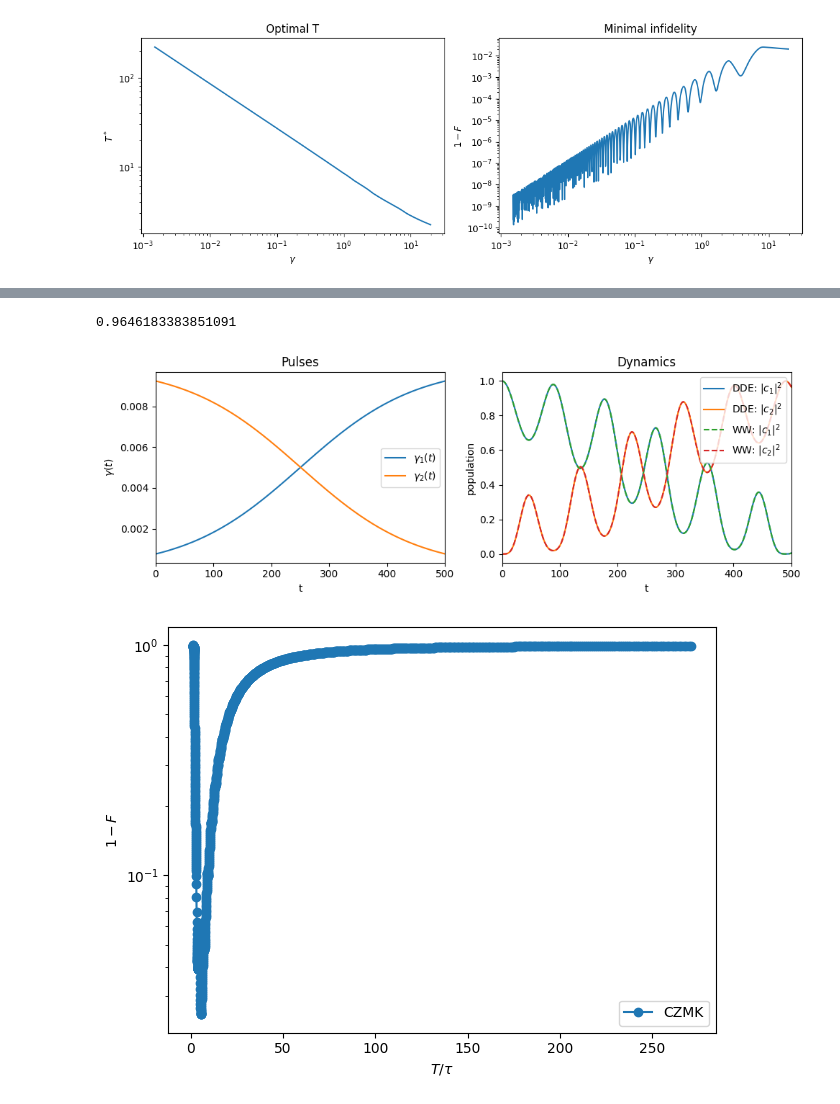
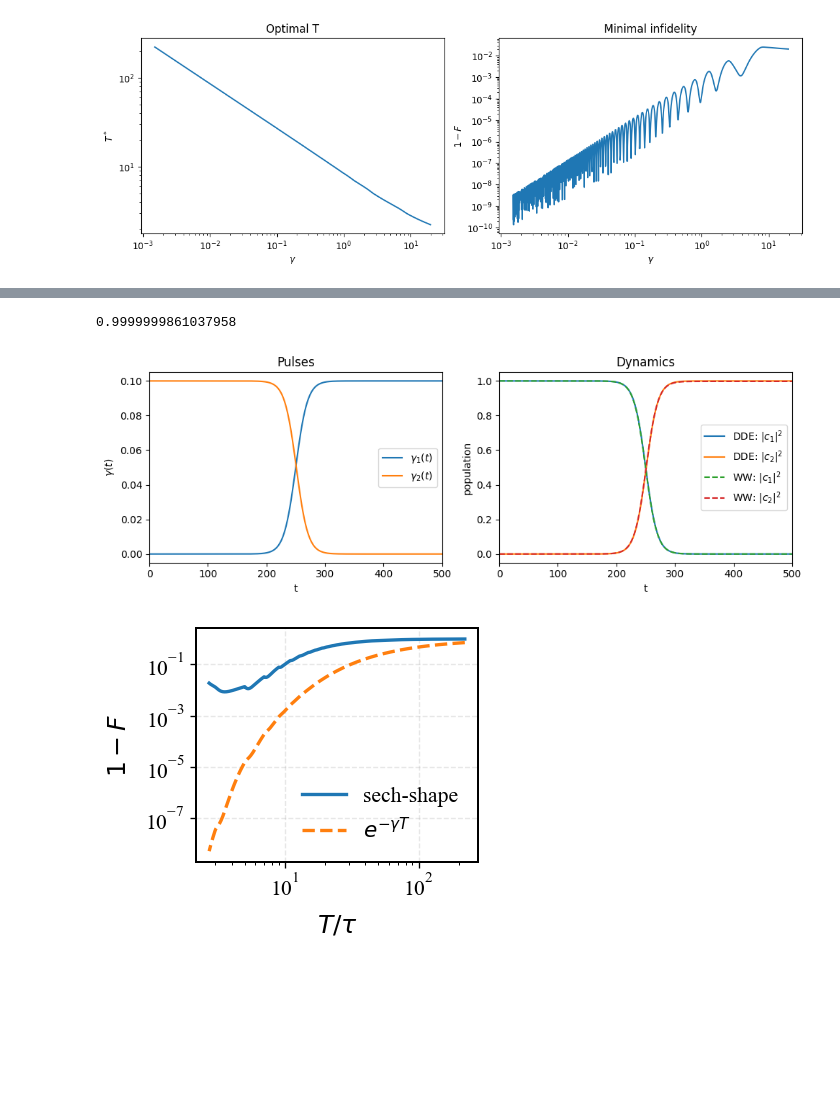
Before and after one commit to Taitoos2/non_markovian_qubit_swap, a Jupyter notebook: Idea_3.ipynb, the cells around one changed output, grey strips where cells are left out. Drawn from its saved outputs; the diff is of its cells as text; code cells hidden in the pictures; blank space fills up the shorter version.

Commit message:
Reorganize the plot

```diff
--- a/Idea_3.ipynb
+++ b/Idea_3.ipynb
@@ -150,17 +155,25 @@ plot_IF_vs_T(
 # %%
 from expt_sets import QST_CZMK
 
-QST_CZMK(gamma=0.01, T=500, tau=1, dt_max=0.01, phi=0.0)
+QST_CZMK(gamma=0.1, T=500, tau=1, dt_max=0.01, phi=0.0)
 # %% [output]
-0.9646183383851091
+0.9999999861037958
-[figure, old version]
+[figure, new version]
 # %%
 from expt_sets import CZMK_Scan_T
 import numpy as np
 
-CZMK_Scan_T(tau=1)
+# gamma = 0.02
+# T_list = np.linspace(0.9, 100 / np.sqrt(gamma), 20)
+CZMK_Scan_T(
+    # gamma=gamma,
+    # T_list=T_list,
+    cache_file="czmk_scan_T.npz",
+    filename="czmk_app.pdf",
+    force_recompute=False,
+)
 # %% [output]
-[figure, old version]
+[figure, new version]
 # %%
 from expt_sets import fig_paper_QST_and_IF_vs_T
 
```
Also changed, not shown: parts of 8 cells of this notebook, 11 other files.
